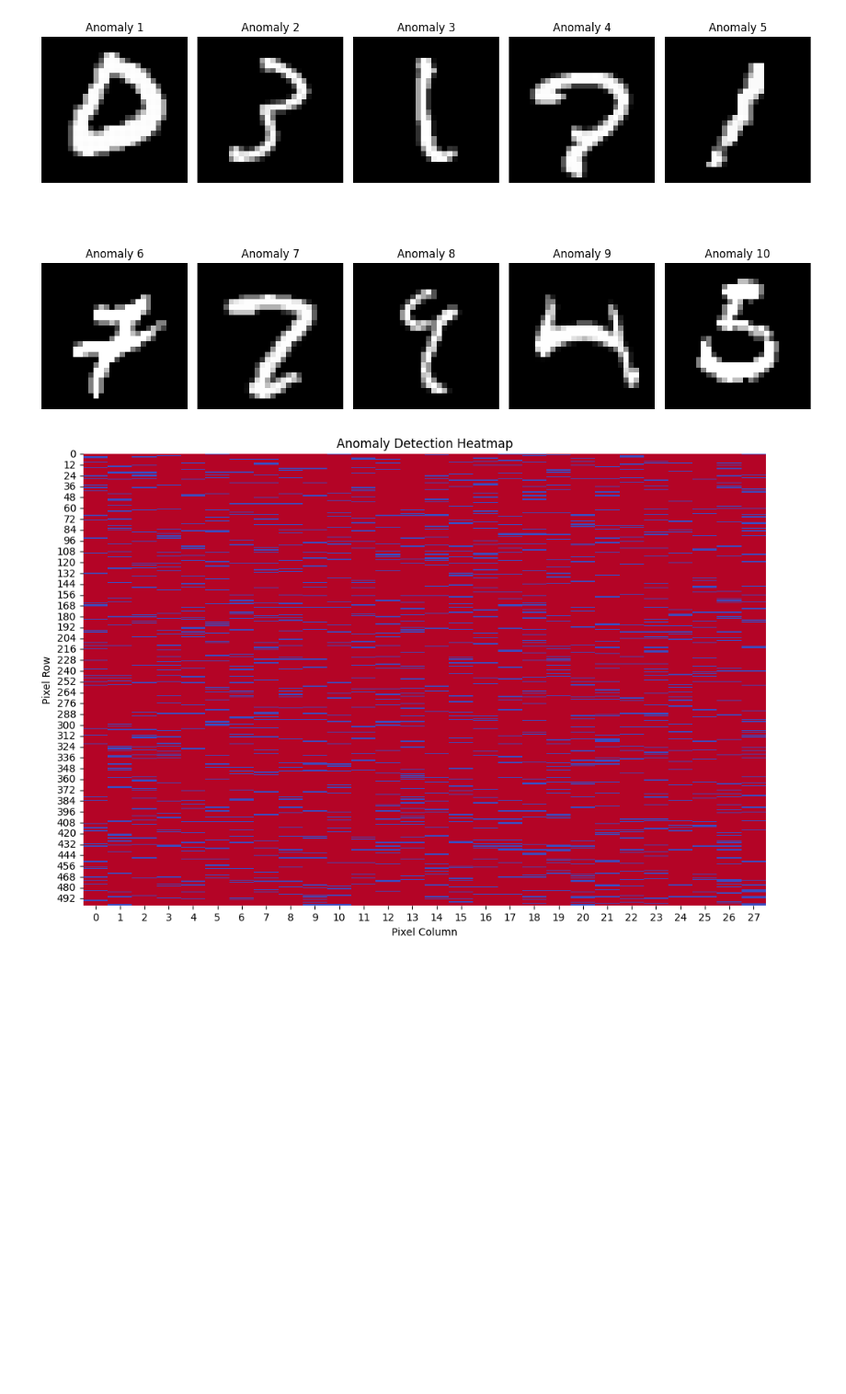
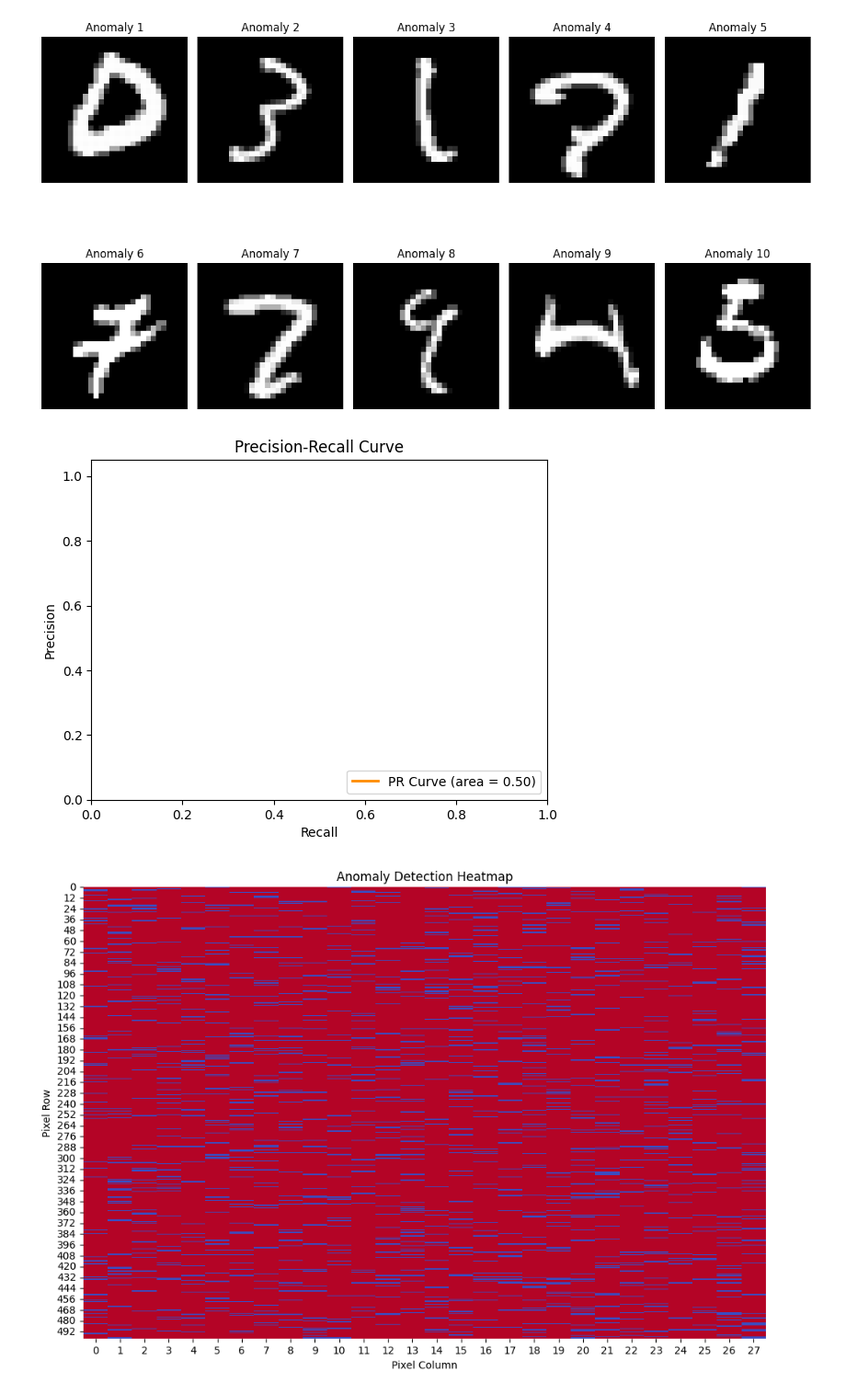
Before and after one commit to HeadBangZ/MasterThesis, a Jupyter notebook: mnist/lof/lof.ipynb, the cells around one changed output. Shown: that part at 92% size. Saved outputs shown, nothing was run; the diff lists cells and outputs as text; code cells hidden in the pictures; blank space fills up the shorter version.

Commit message:
Added PR-AUC curve and made minor fixes

```diff
--- a/mnist/lof/lof.ipynb
+++ b/mnist/lof/lof.ipynb
@@ -108,9 +107,9 @@ y_test_positive = (y_test == -1)
 
 # Calculate precision-recall curve and AUC-PR
 precision, recall, _ = precision_recall_curve(y_test_positive, anomaly_scores)
-auc_pr = auc(recall, precision)
+pr_auc = auc(recall, precision)
 
-print("AUC-PR (Area Under the Precision-Recall Curve):", auc_pr)
+print("AUC-PR (Area Under the Precision-Recall Curve):", pr_auc)
 # %% [output]
 AUC-PR (Area Under the Precision-Recall Curve): 0.5
 # %%
@@ -146,6 +145,19 @@ plt.tight_layout()
 plt.show()
 # %% [output]
 [figure]
+# %%
+# Plot the precision-recall curve
+plt.figure()
+plt.plot(recall, precision, color='darkorange', lw=2, label='PR Curve (area = %0.2f)' % pr_auc)
+plt.xlim([0.0, 1.0])
+plt.ylim([0.0, 1.05])
+plt.xlabel('Recall')
+plt.ylabel('Precision')
+plt.title('Precision-Recall Curve')
+plt.legend(loc='lower right')
+plt.show()
+# %% [output]
+[figure, added]
 # %%
 # Create a heatmap of anomalies
 plt.figure(figsize=(12, 8))
```
Also changed, not shown: parts of 1 cell of this notebook, 5 other files.
